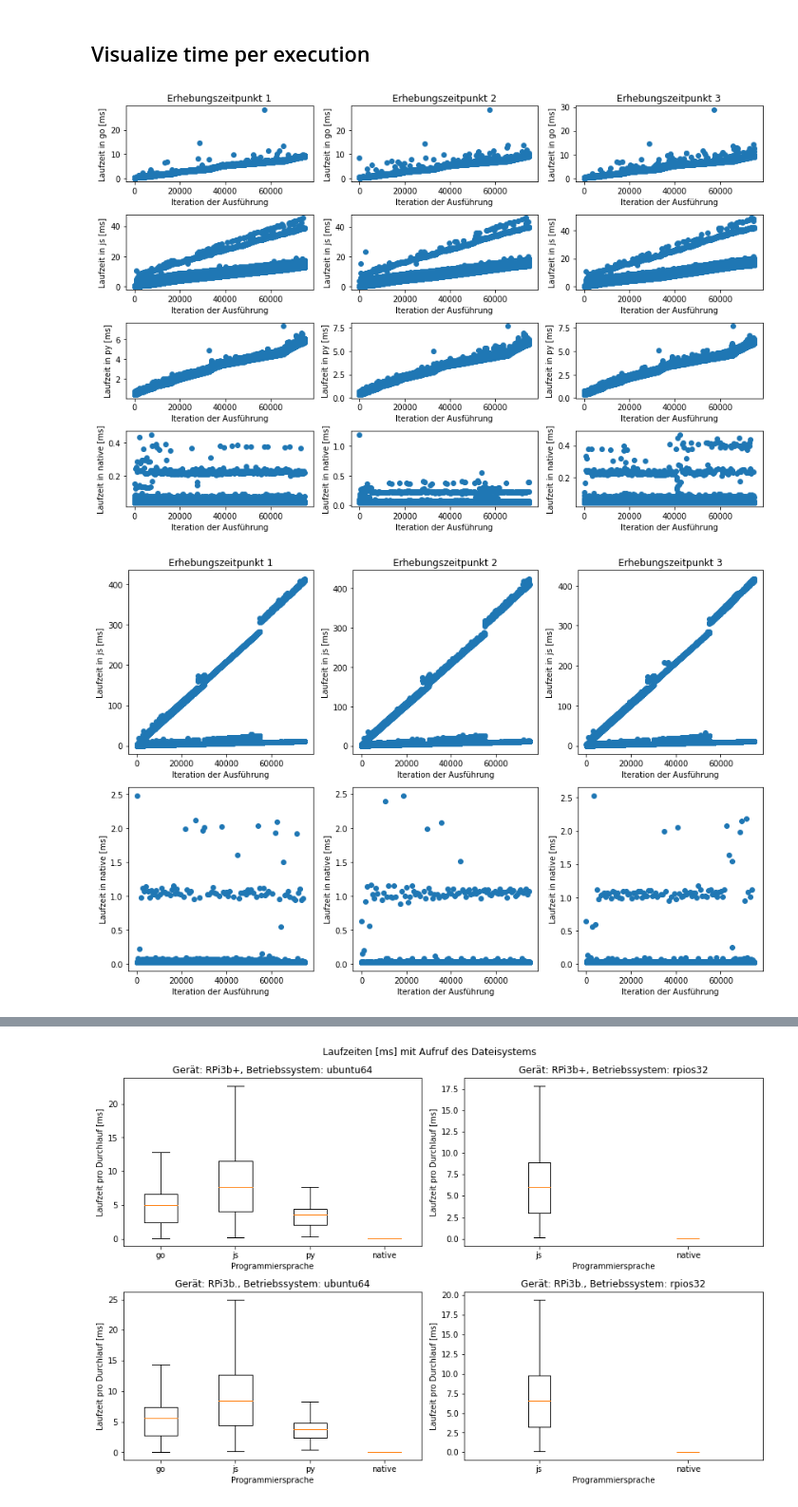
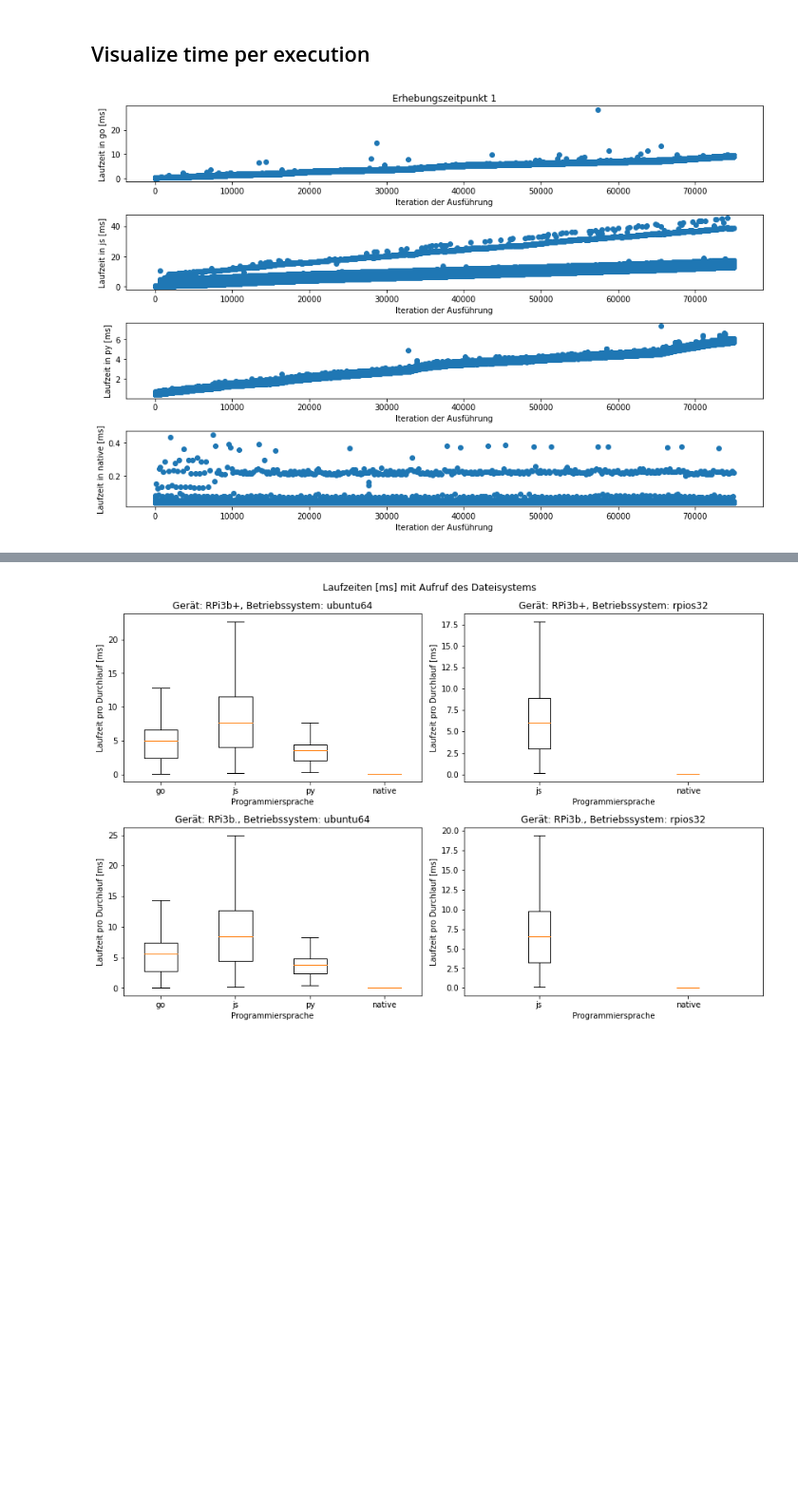
Before and after one commit to proohit/nodejs-rust, a Jupyter notebook: analysis.ipynb, the cells around one changed output, grey strips where cells are left out. Shown: that part at 95% size. Drawn from its saved outputs; the diff is of its cells as text; code cells hidden in the pictures; blank space fills up the shorter version.

```diff
--- a/analysis.ipynb
+++ b/analysis.ipynb
@@ -62,39 +62,34 @@ for device in runtime_device_files_total.keys():
         runtime_device_data[device][os] = {}
         for runtime in runtime_device_files_total[device][os].keys():
             runtime_device_data[device][os][runtime] = getConcatData(runtime_device_files_total[device][os][runtime])
+
+import pickle
+with open('perf-data/with-fs.dat', 'wb') as file:
+    pickle.dump(runtime_device_data, file)
+# %%
+import pickle
+with open('perf-data/with-fs.dat', 'rb') as file:
+    runtime_device_data = pickle.load(file)
 # %% [markdown]
 ## Visualize time per execution
 # %%
 def scatter(device, os):
-    cols = len(iterations)
     rows = len(runtime_device_files_total[device][os].keys())
-    cols_headers = ['Erhebungszeitpunkt {}'.format(col+1) for col in range(cols)]
     rows_headers = list(runtime_device_files_total[device][os].keys())
-    fig, axes = plt.subplots(nrows=rows, ncols=cols, figsize=(12, 8))
-    for idx_runtime, runtime in enumerate(runtime_device_files_total[device][os].keys()):
-        for idx_it, it in enumerate(iterations):
-            date = pandas.read_csv(runtime_device_files_total[device][os][runtime][idx_it])
-            axes[idx_runtime, idx_it].scatter(date.index.values.tolist(), date['time (ns)']/1000000)
-    for ax, col in zip(axes[0], cols_headers):
-        ax.set_title(col)
+    fig, axes = plt.subplots(nrows=rows, ncols=1, figsize=(12, 8))
+    for idx_runtime, runtime in enumerate(runtime_device_data[device][os].keys()):
+            date = runtime_device_data[device][os][runtime][:75000]
+            axes[idx_runtime].scatter(date.index.values.tolist(), date['time (ns)']/1000000)
+    axes[0].set_title('Erhebungszeitpunkt 1')
     for idx_ax, ax in enumerate(axes.flat):
         ax.set_xlabel('Iteration der Ausführung')
-        if 0 <= idx_ax <= 2:
-            row = rows_headers[0]
-        if 3 <= idx_ax <= 5:
-            row = rows_headers[1]
-        if 6 <= idx_ax <= 8:
-            row = rows_headers[2]
-        if 9 <= idx_ax <= 11:
-            row = rows_headers[3]
-        ax.set_ylabel(f'Laufzeit in {row} [ms]')
+        ax.set_ylabel(f'Laufzeit in {rows_headers[idx_ax]} [ms]')
     fig.tight_layout()
     fig.savefig(f'scatters{device}{os}.png',facecolor='white', dpi=300)
 # %%
 scatter(device='3b+', os='ubuntu64')
-scatter(device='3b+', os='rpios32')
-scatter(device='3b.', os='ubuntu64')
-scatter(device='3b.', os='rpios32')
+# scatter(device='3b+', os='rpios32')
+# scatter(device='3b.', os='ubuntu64')
+# scatter(device='3b.', os='rpios32')
 # %% [output]
-[figure, old version]
+[figure, new version]
-[figure, removed]
```
Also changed, not shown: parts of 3 cells of this notebook, 2 other files.
